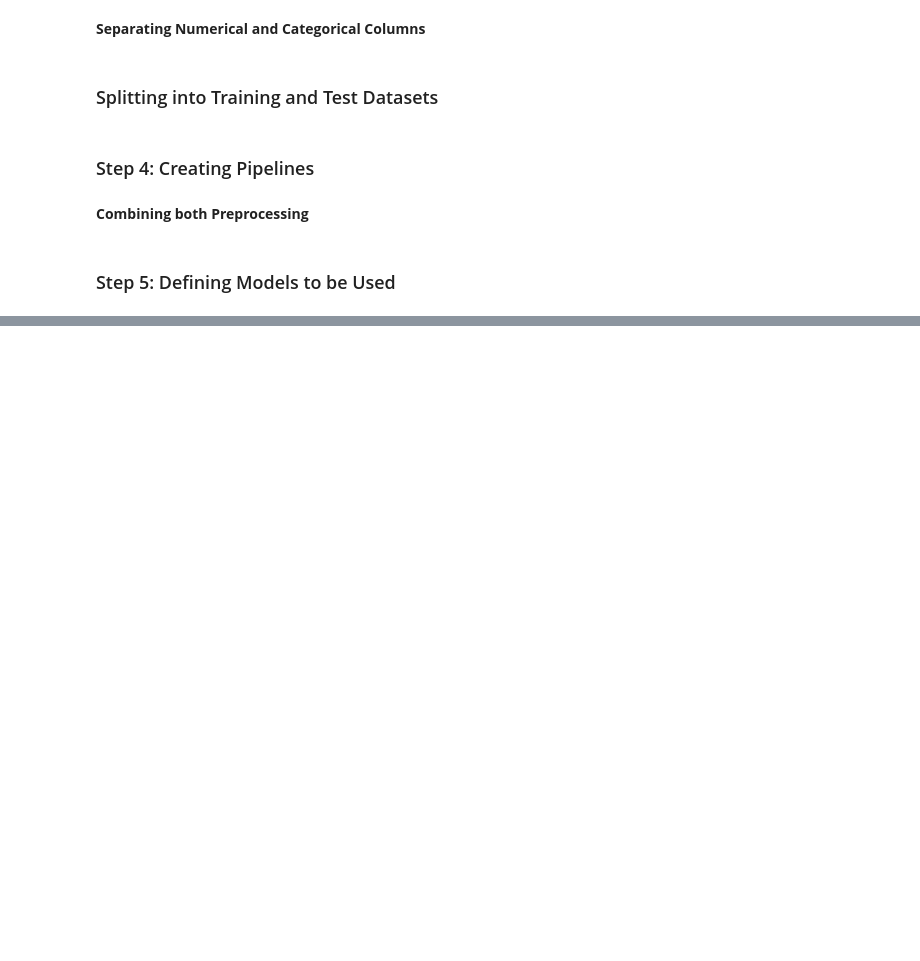
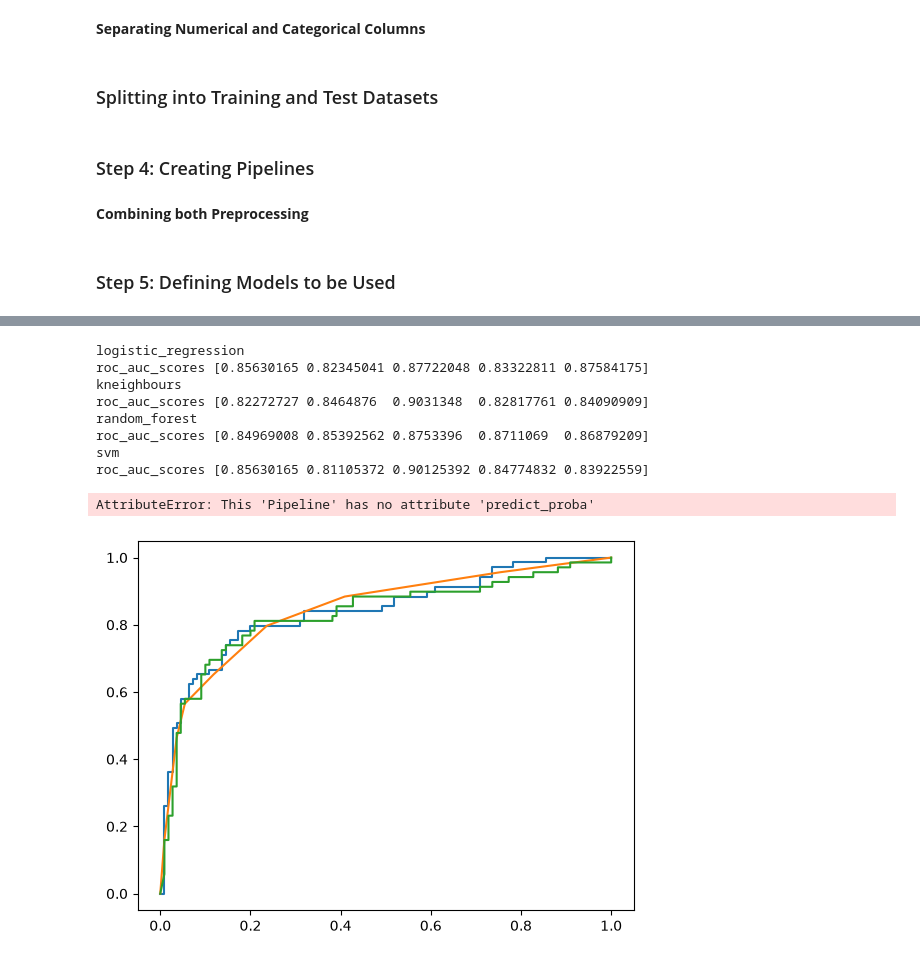
Before and after one commit to OleSuyaye/titanic-survival-prediction, a Jupyter notebook: notebook/titanic.ipynb, the cells around one changed output, grey strips where cells are left out. Cells and saved outputs as stored; diff of their text form; code cells hidden in the pictures; blank space fills up the shorter version.

Commit message:
Define models and cross validation

```diff
--- a/notebook/titanic.ipynb
+++ b/notebook/titanic.ipynb
@@ -174,0 +192,19 @@ preprocessor = ColumnTransformer(transformers=[
+# %%
+cv = StratifiedKFold(n_splits= 5, shuffle= True, random_state= 42)
+
+results = {}
+
+for model_name, model in models.items():
+    pipeline = Pipeline(steps=[
+                                ("preprocessor", preprocessor),
+                                ("model", model)
+    ])
+
+    cv_scores = cross_val_score(pipeline,X_train, y_train, cv = cv, scoring="f1", n_jobs= -1)
+
+    results[model_name] = {"mean_cv_f1": cv_scores.mean(),
+                           "std_cv_f1": cv_scores.std()
+                           }
+
+    print(f"{model_name}")
+    print(f"f1_scores {cv_scores}")
@@ -174,0 +232,45 @@ preprocessor = ColumnTransformer(transformers=[
+# %%
+for model_name, model in models.items():
+    pipeline = Pipeline(steps=[
+                                ("preprocessor", preprocessor),
+                                ("model", model)
+    ])
+
+    cv_scores = cross_val_score(pipeline,X_train, y_train, cv = cv, scoring="roc_auc", n_jobs= -1)
+
+    results[model_name] = {"mean_cv_roc_auc": cv_scores.mean(),
+                           "std_cv_roc_auc": cv_scores.std()
+                           }
+
+    print(f"{model_name}")
+    print(f"roc_auc_scores {cv_scores}")
+
+    pipeline.fit(X_train, y_train)
+    # Get the probability of the positive class (Survived = 1)
+    y_prob = pipeline.predict_proba(X_test)[:,1]
+
+    # Calculate the roc_auc_score (auc = area under curve)
+    auc_score = roc_auc_score(y_test, y_prob)
+
+    # Calculate the point for roc_curve
+    fpr, tpr, threshold = roc_curve(y_test, y_prob)
+
+    # Plotting the models roc_curve
+    plt.plot(fpr, tpr, label = f"{model_name}(auc = {auc_score})")
+
+plt.plot([0,1], ls = "--", label = "RandomForestClassifier auc = 0.50")
+plt.xlabel("False Positive Rate (FPR)")
+plt.ylabel("True Positive Rate (TPR)")
+
+plt.show()
+# %% [output]
+logistic_regression
+roc_auc_scores [0.85630165 0.82345041 0.87722048 0.83322811 0.87584175]
+kneighbours
+roc_auc_scores [0.82272727 0.8464876  0.9031348  0.82817761 0.84090909]
+random_forest
+roc_auc_scores [0.84969008 0.85392562 0.8753396  0.8711069  0.86879209]
+svm
+roc_auc_scores [0.85630165 0.81105372 0.90125392 0.84774832 0.83922559]
+AttributeError: This 'Pipeline' has no attribute 'predict_proba'
+[figure, added]
```
Also changed, not shown: parts of 5 cells of this notebook.
